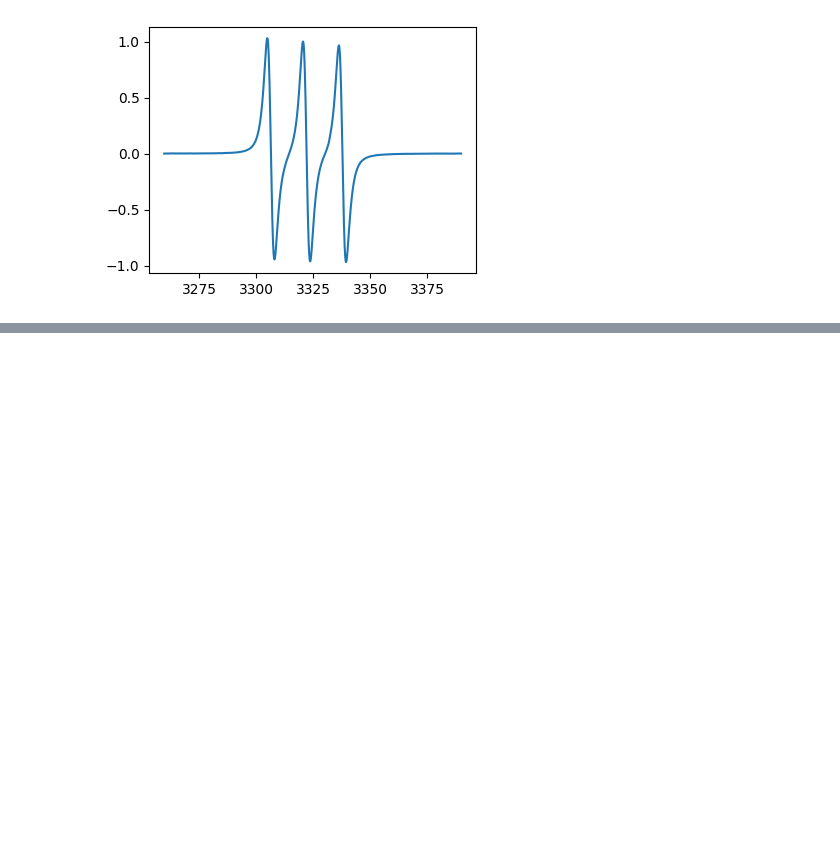
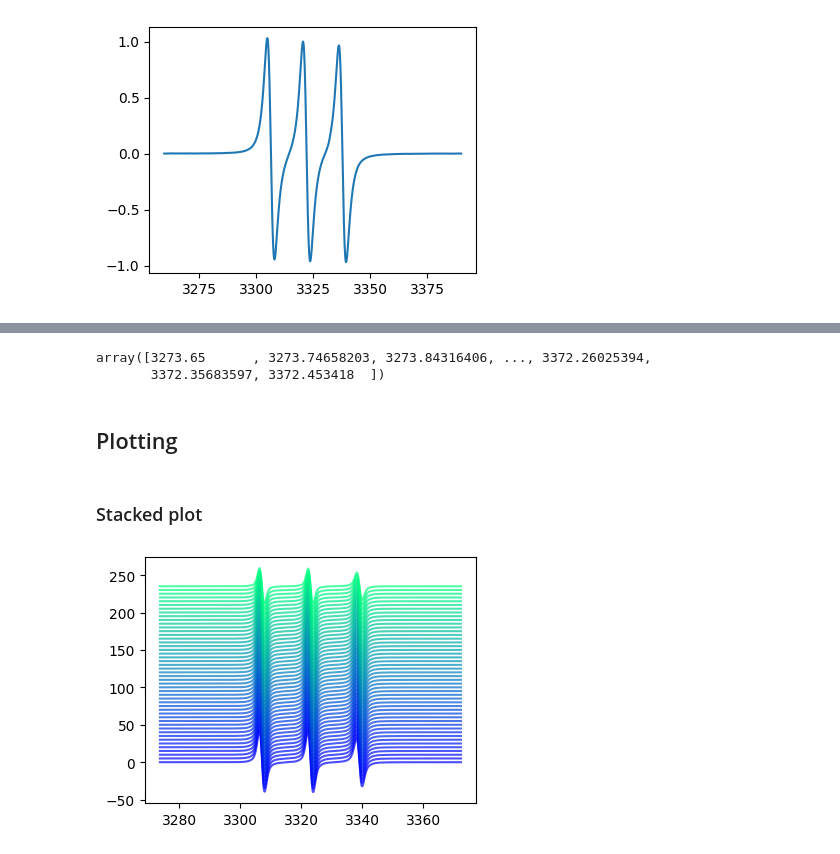
Before and after one commit to davistdaniel/EPRpy, a Jupyter notebook: docs/source/notebooks/examples.ipynb, the cells around one changed output, grey strips where cells are left out. Saved outputs shown, nothing was run; the diff lists cells and outputs as text; code cells hidden in the pictures; blank space fills up the shorter version.

Commit message:
Major update to docs, visualisation documentation added.

```diff
--- a/docs/source/notebooks/examples.ipynb
+++ b/docs/source/notebooks/examples.ipynb
@@ -164,0 +177,4 @@ fig,ax = tempo_proc3.history[2][1].plot()
+# %%
+## TEMPO radical monitored as a function of time
+## For some 2D datasets, a .GF file must also be present in the same folder.
+tempo2d = epr.load('tempo_time.DSC')
@@ -164,0 +197,13 @@ fig,ax = tempo_proc3.history[2][1].plot()
+# %%
+tempo2d.x # field values in Gauss
+# %% [output]
+array([3273.65      , 3273.74658203, 3273.84316406, ..., 3372.26025394,
+       3372.35683597, 3372.453418  ])
+# %% [markdown]
+## Plotting
+# %% [markdown]
+### Stacked plot
+# %%
+fig,ax = tempo2d.plot(spacing=5)
+# %% [output]
+[figure, added]
```
Also changed, not shown: parts of 17 cells of this notebook, 10 other files.
